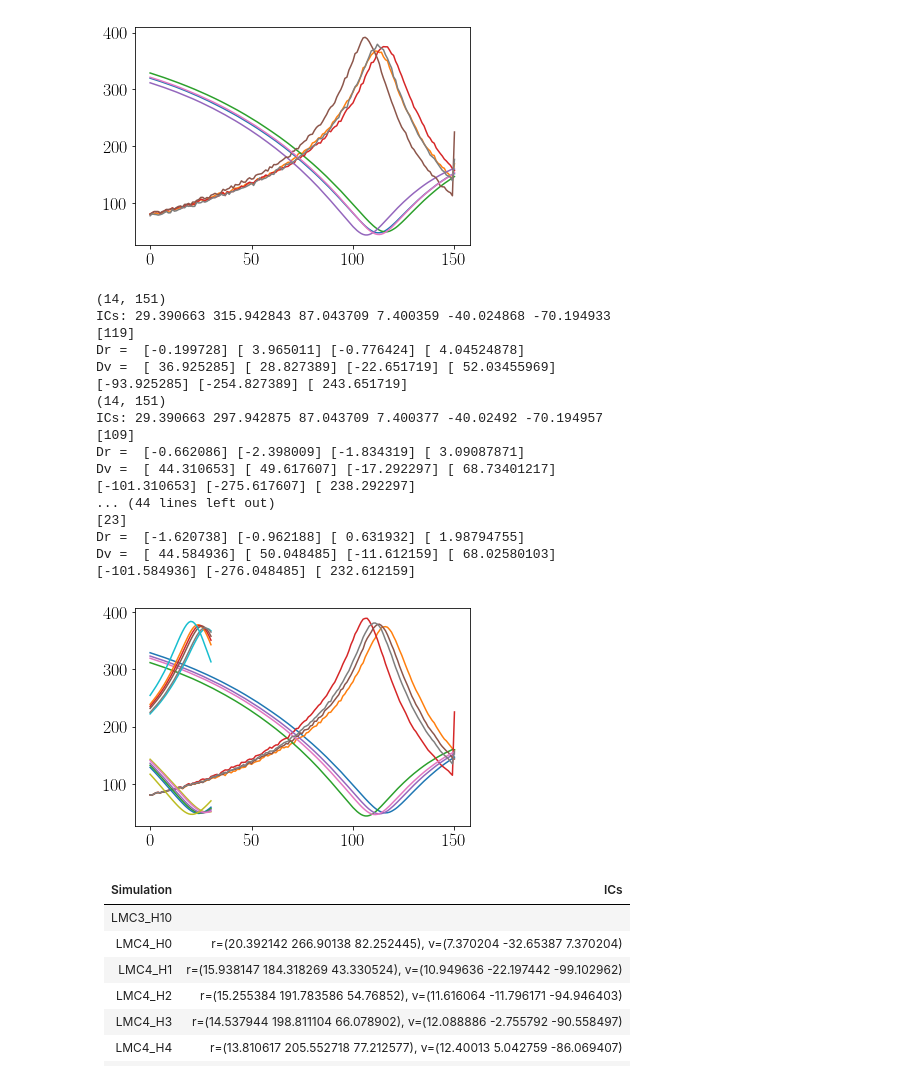
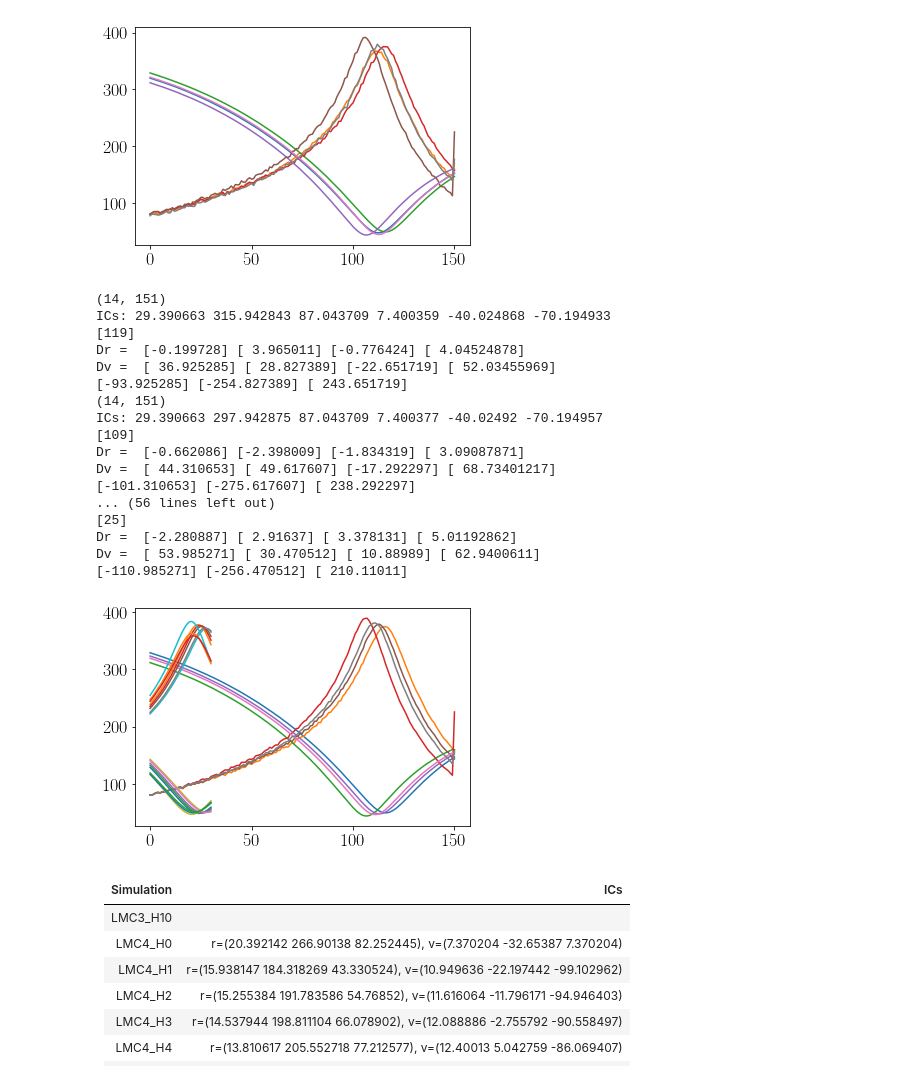
Before and after one commit to jngaravitoc/LMC-MW, a Jupyter notebook: code/LMC_orbit/LMC_orbits.ipynb, the cells around one changed output. Drawn from its saved outputs; the diff is of its cells as text; code cells hidden in the pictures.

```diff
--- a/code/LMC_orbit/LMC_orbits.ipynb
+++ b/code/LMC_orbit/LMC_orbits.ipynb
@@ -300,33 +384,35 @@ Dv =  [ 34.784986] [ 53.936385] [-2.998759] [ 64.25045862]
 # %%
 check_orbit('LMC4/LMC4_40Mb1_ic20_orbit_2.txt') #Check with new disk VCOM
 check_orbit('LMC4/LMC4_40Mb1_ic20_orbit_3.txt')
 check_orbit('LMC4/LMC4_40Mb1_ic20_orbit_4.txt')
 check_orbit('LMC4/LMC4_40Mb1_ic20_orbit.txt')
 check_orbit('LMC4/LMC4_40Mb1_ic20_orbit_5_90_120.txt')
 check_orbit('LMC4/LMC4_40Mb1_ic20_orbit_6_90_120.txt')
 check_orbit('LMC4/LMC4_40Mb1_ic20_orbit_7_90_120.txt')
 check_orbit('LMC4/LMC4_40Mb1_ic20_orbit_8_90_120.txt')
 check_orbit('LMC4/LMC4_40Mb1_ic20_orbit_9_90_120.txt')
 check_orbit('LMC4/LMC4_40Mb1_ic20_orbit_10_90_120.txt')
+check_orbit('LMC4/LMC4_40Mb0_new_ic5_90_120.txt')
+check_orbit('LMC4/LMC4_40Mb0_new_ic6_90_120.txt')
 # %% [output]
 (14, 151)
 ICs: 29.390663 315.942843 87.043709 7.400359 -40.024868 -70.194933
 [119]
 Dr =  [-0.199728] [ 3.965011] [-0.776424] [ 4.04524878]
 Dv =  [ 36.925285] [ 28.827389] [-22.651719] [ 52.03455969]
 [-93.925285] [-254.827389] [ 243.651719]
 (14, 151)
 ICs: 29.390663 297.942875 87.043709 7.400377 -40.02492 -70.194957
 [109]
 Dr =  [-0.662086] [-2.398009] [-1.834319] [ 3.09087871]
 Dv =  [ 44.310653] [ 49.617607] [-17.292297] [ 68.73401217]
 [-101.310653] [-275.617607] [ 238.292297]
-... (44 lines left out)
-[23]
-Dr =  [-1.620738] [-0.962188] [ 0.631932] [ 1.98794755]
-Dv =  [ 44.584936] [ 50.048485] [-11.612159] [ 68.02580103]
-[-101.584936] [-276.048485] [ 232.612159]
+... (56 lines left out)
+[25]
+Dr =  [-2.280887] [ 2.91637] [ 3.378131] [ 5.01192862]
+Dv =  [ 53.985271] [ 30.470512] [ 10.88989] [ 62.9400611]
+[-110.985271] [-256.470512] [ 210.11011]
-[figure, old version]
+[figure, new version]
 # %% [markdown]
 |Simulation| ICs |
 |--------|---------|
```
Also changed, not shown: parts of 11 cells of this notebook.
